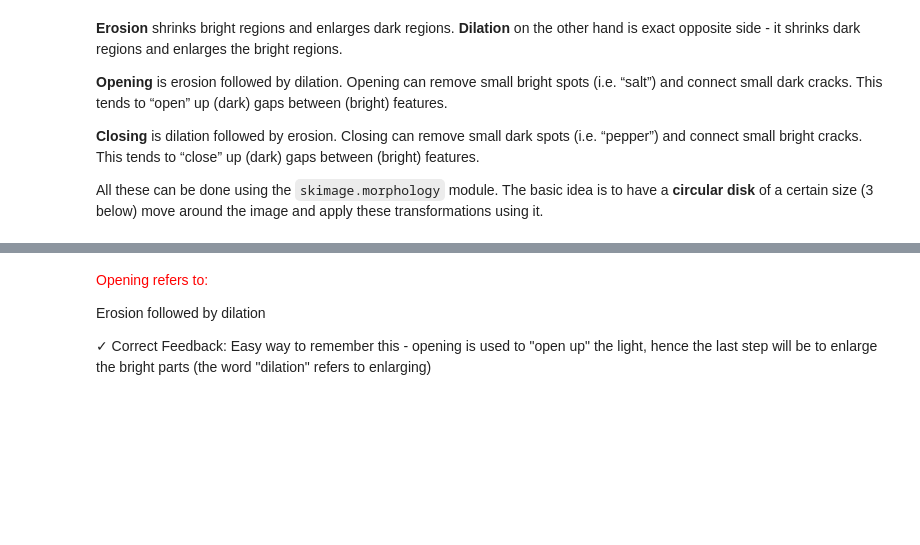
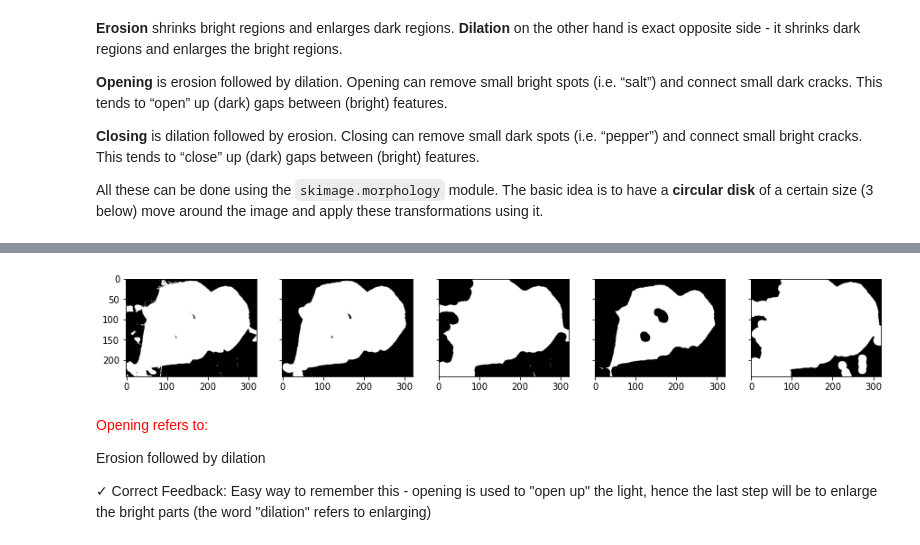
Before and after one commit to srinirama/Convolutional-Neural-Network-Industry-Applications, a Jupyter notebook: Using-CNNs-with-Flowers-Images/Working_With_Flower_Images.ipynb, the cells around one changed output, grey strips where cells are left out. Drawn from its saved outputs; the diff is of its cells as text; code cells hidden in the pictures; blank space fills up the shorter version.

Commit message:
Image

```diff
--- a/Using-CNNs-with-Flowers-Images/Working_With_Flower_Images.ipynb
+++ b/Using-CNNs-with-Flowers-Images/Working_With_Flower_Images.ipynb
@@ -215,3 +203,21 @@ plot_image([bin_image, open_img, close_img, eroded_img, dilated_img], cmap='gray
+# %%
+from skimage.morphology import binary_closing, binary_dilation, binary_erosion, binary_opening
+from skimage.morphology import selem
+
+# use a disk of radius 5
+selem = selem.disk(10)
+
+# oprning and closing
+open_img = binary_opening(bin_image, selem)
+close_img = binary_closing(bin_image, selem)
+
+# erosion and dilation
+eroded_img = binary_erosion(bin_image, selem)
+dilated_img = binary_dilation(bin_image, selem)
+
+plot_image([bin_image, open_img, close_img, eroded_img, dilated_img], cmap='gray')
+# %% [output]
+[figure, added]
 # %% [markdown]
 <font color="red">Opening refers to:
 
```
Also changed, not shown: parts of 25 cells of this notebook.
